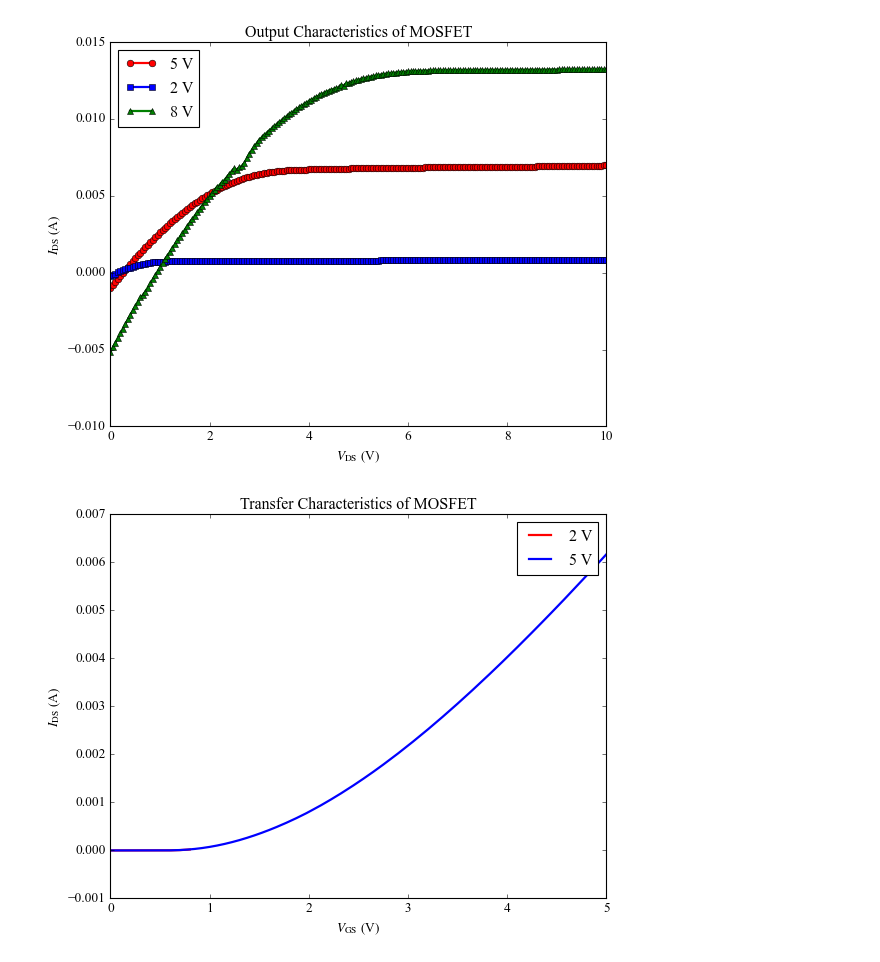
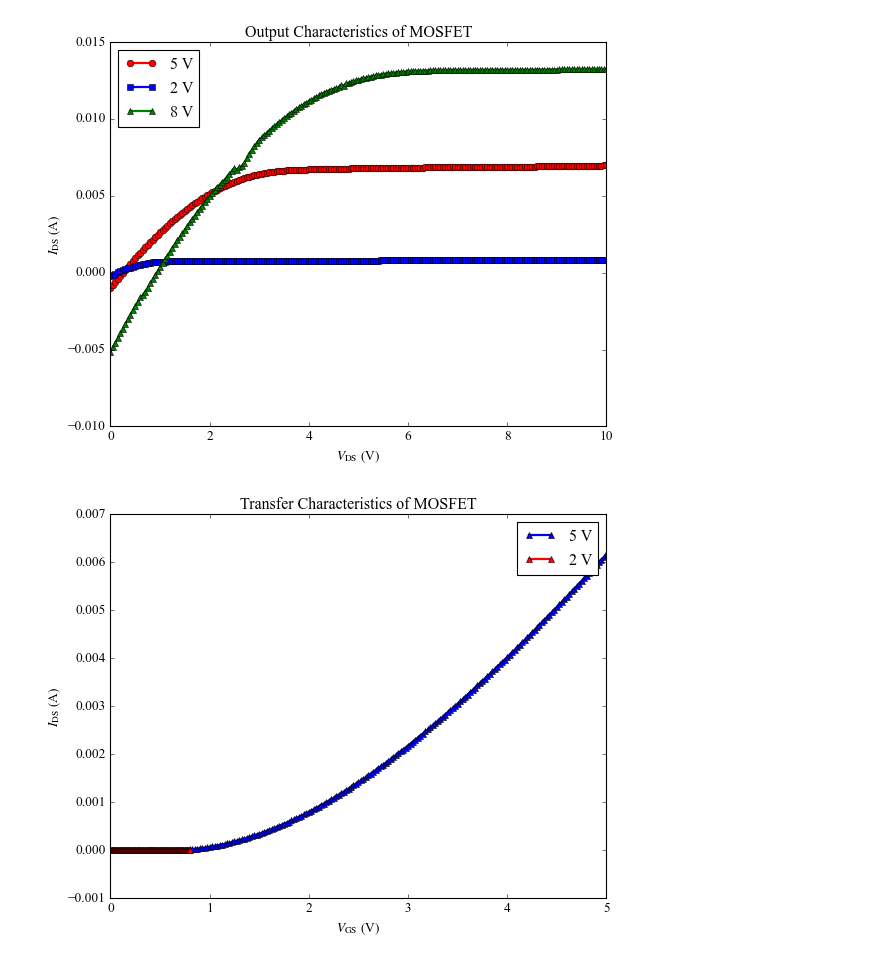
Before and after one commit to phamtrungkien8904/BachelorThesis, a Jupyter notebook: characterization.ipynb, the cells around one changed output. Drawn from its saved outputs; the diff is of its cells as text; code cells hidden in the pictures.

```diff
--- a/characterization.ipynb
+++ b/characterization.ipynb
@@ -46,21 +44,21 @@ plt.show()
 [figure]
 # %%
 datasets_IDS_VGS = [
+    ("5 V", data5, 'blue'),
     ("2 V", data4, 'red'),
-    ("5 V", data5, 'blue'),
 ]
 for label, data, color in datasets_IDS_VGS:
     V_GS = data[:, 0]
     I_DS = data[:, 1]
-    plt.plot(V_GS, I_DS, lw=2, label=label, color=color)
+    plt.plot(V_GS, I_DS, lw=2, label=label, color=color, marker='^')
 
 plt.xlabel(r"$V_\text{GS}$ (V)")
 plt.ylabel(r"$I_\text{DS}$ (A)")
 plt.title("Transfer Characteristics of MOSFET")
 plt.legend()
 plt.show()
 # %% [output]
-[figure, old version]
+[figure, new version]
 # %%
 datasets_IGS_VGS = [
     ("0 V", data6, 'red'),
```
Also changed, not shown: parts of 2 cells of this notebook, 5 other files.
